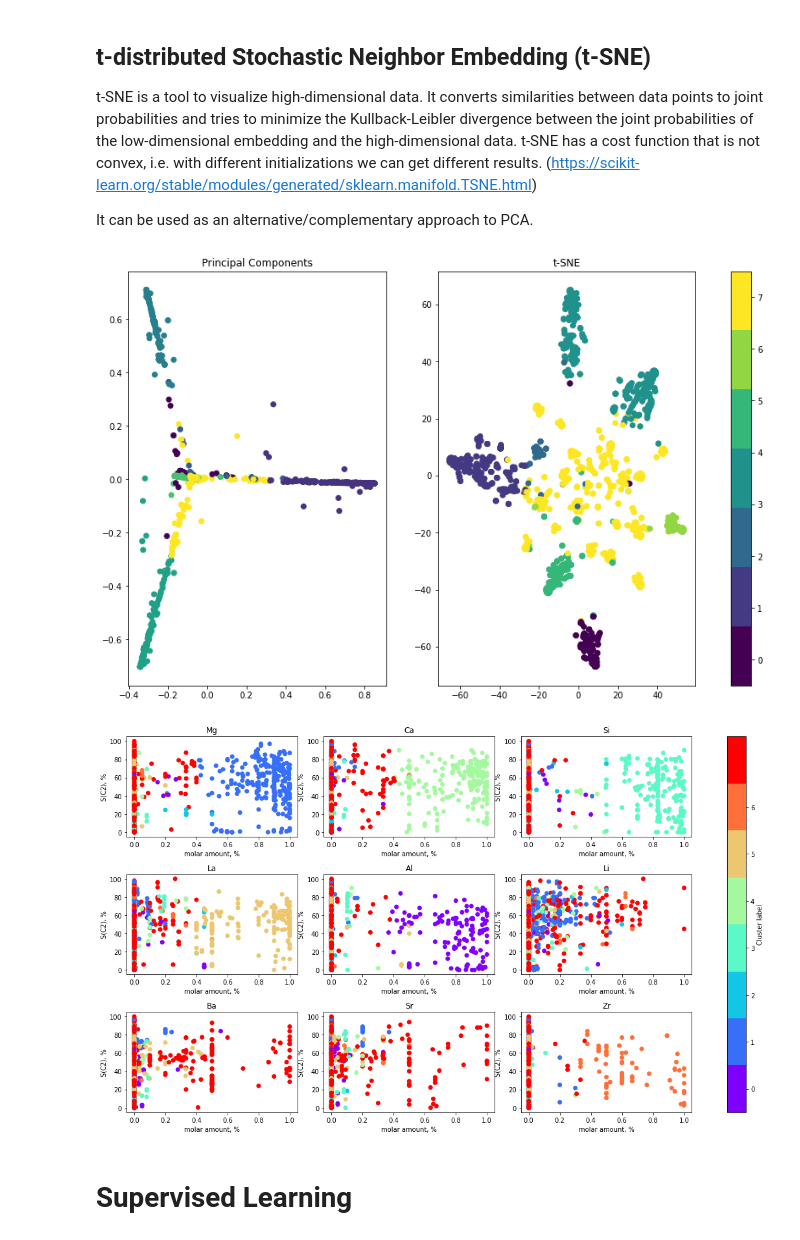
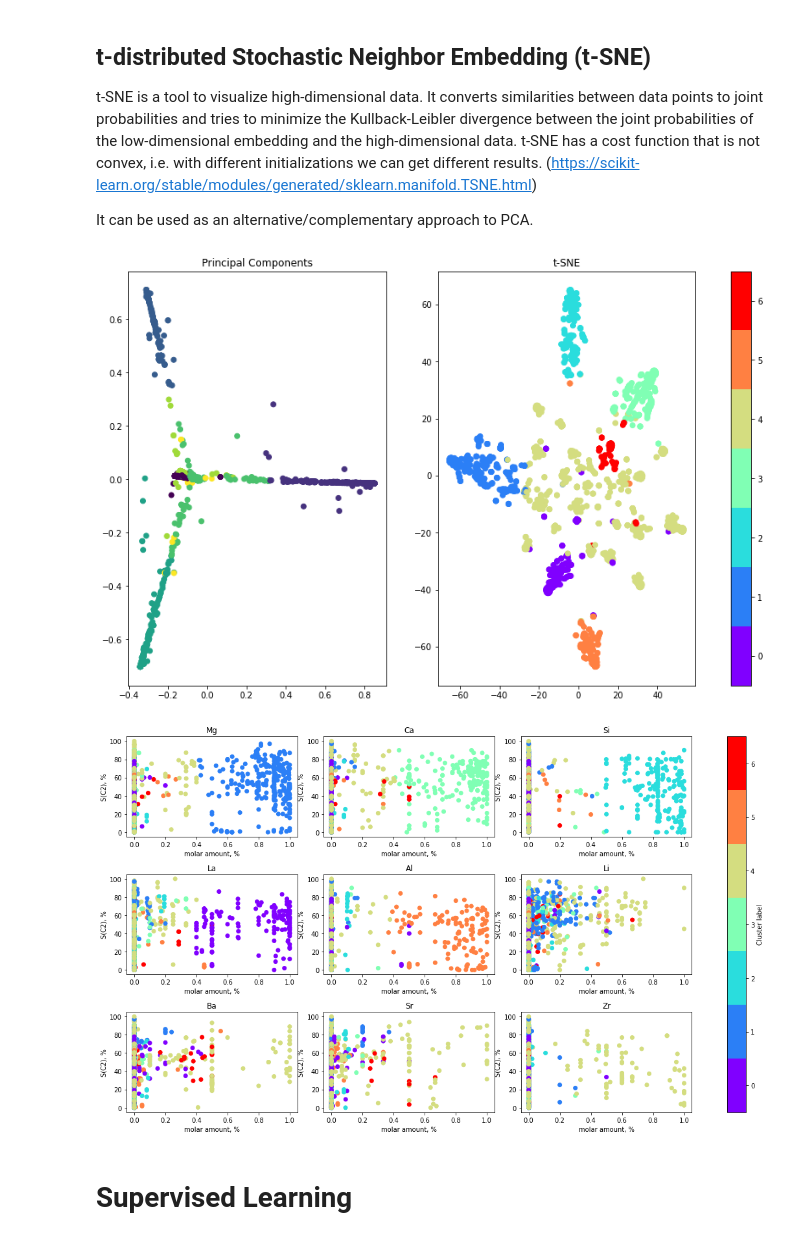
Before and after one commit to lcmd-epfl/BDML4Chem, a Jupyter notebook: 2_chemical_example.ipynb, the cells around one changed output. Cells and saved outputs as stored; diff of their text form; code cells hidden in the pictures.

```diff
--- a/2_chemical_example.ipynb
+++ b/2_chemical_example.ipynb
@@ -145,6 +141,6 @@ plt.plot(range(1, len(k_ellbow) + 1), np.gradient(k_ellbow), 'k');
 # %%
 #Lets use K-Means Cluster prediction for 7 clusters
-cluster = KMeans(n_clusters=8)
+cluster = KMeans(n_clusters=7)
 cluster.fit(composition)
 cluster_predictions = cluster.predict(composition)
 # %% [markdown]
@@ -166,13 +162,13 @@ reducer_02 = tsne.fit_transform(composition)
 # %%
 fig, axs = plt.subplots(1,2,figsize=(15,9))
 axs[0].set_title('Principal Components')
 axs[1].set_title('t-SNE')
 plot1 = axs[0].scatter(reducer_01[:,0], reducer_01[:,1], c=cluster_predictions, cmap=plt.cm.get_cmap('viridis',8))
 plot2 = axs[1].scatter(reducer_02[:,0], reducer_02[:,1], c=cluster_predictions,
-                       cmap=plt.cm.get_cmap('viridis',7), vmin=-0.5, vmax=7.5)
+                       cmap=plt.cm.get_cmap('rainbow',7), vmin=-0.5, vmax=6.5)
 fig.colorbar(plot2, ax=axs);
 # %% [output]
-[figure, old version]
+[figure, new version]
 # %%
 #Coloring of the original composition by the cluster number
 
@@ -185,7 +181,7 @@ for count, ax in enumerate(axs.flat):
     ax.set_xlabel('molar amount, %')
     ax.set_ylabel('S(C2), %')
     ax.scatter(data_cleaned[elements[count]],data_cleaned['S(C2), %'],c=cluster_predictions,
-               cmap=plt.cm.get_cmap('rainbow', 8), vmin=-0.5, vmax=7.5)
+               cmap=plt.cm.get_cmap('rainbow', 7), vmin=-0.5, vmax=6.5)
 
 # cb = fig.colorbar(plot, ax=axs)
 plt.tight_layout()
@@ -194,7 +190,7 @@ cbar = fig.colorbar(im, ax=axs, ticks=range(7), label='Cluster label')
 
 plt.show()
 # %% [output]
-[figure, old version]
+[figure, new version]
 # %% [markdown]
 # Supervised Learning
 # %%
```
Also changed, not shown: parts of 10 cells of this notebook.
